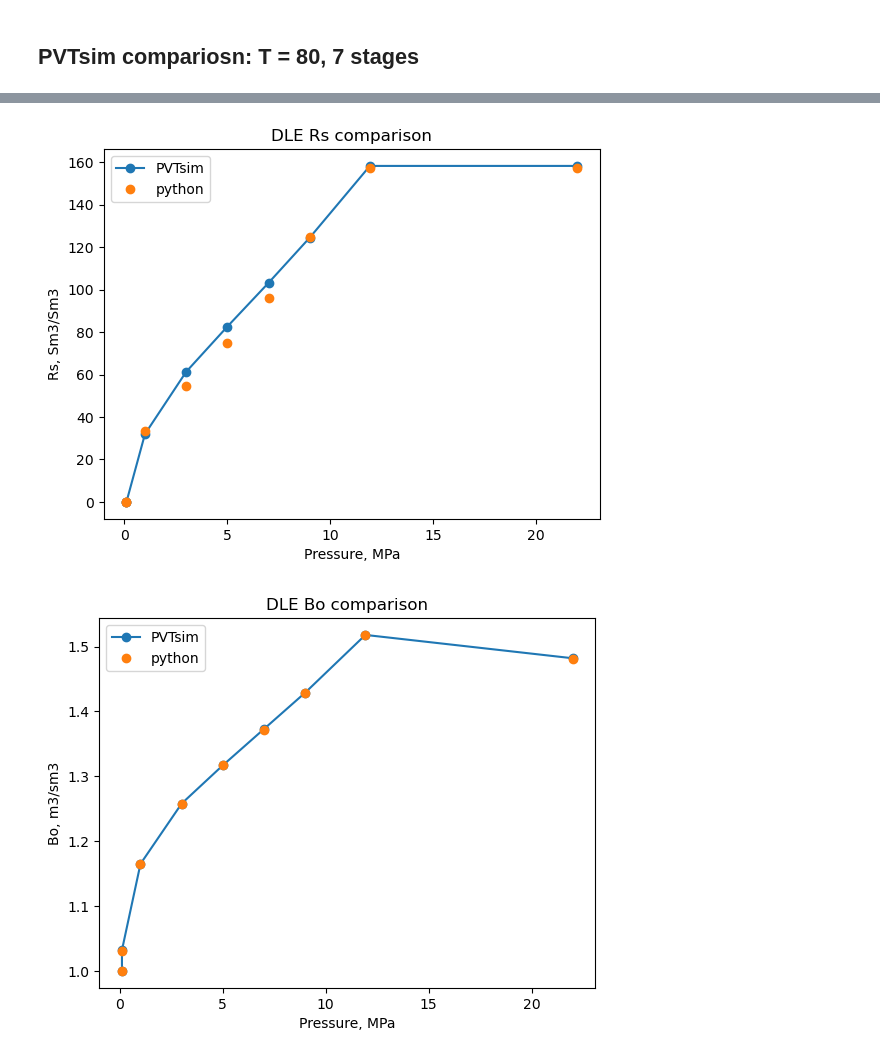
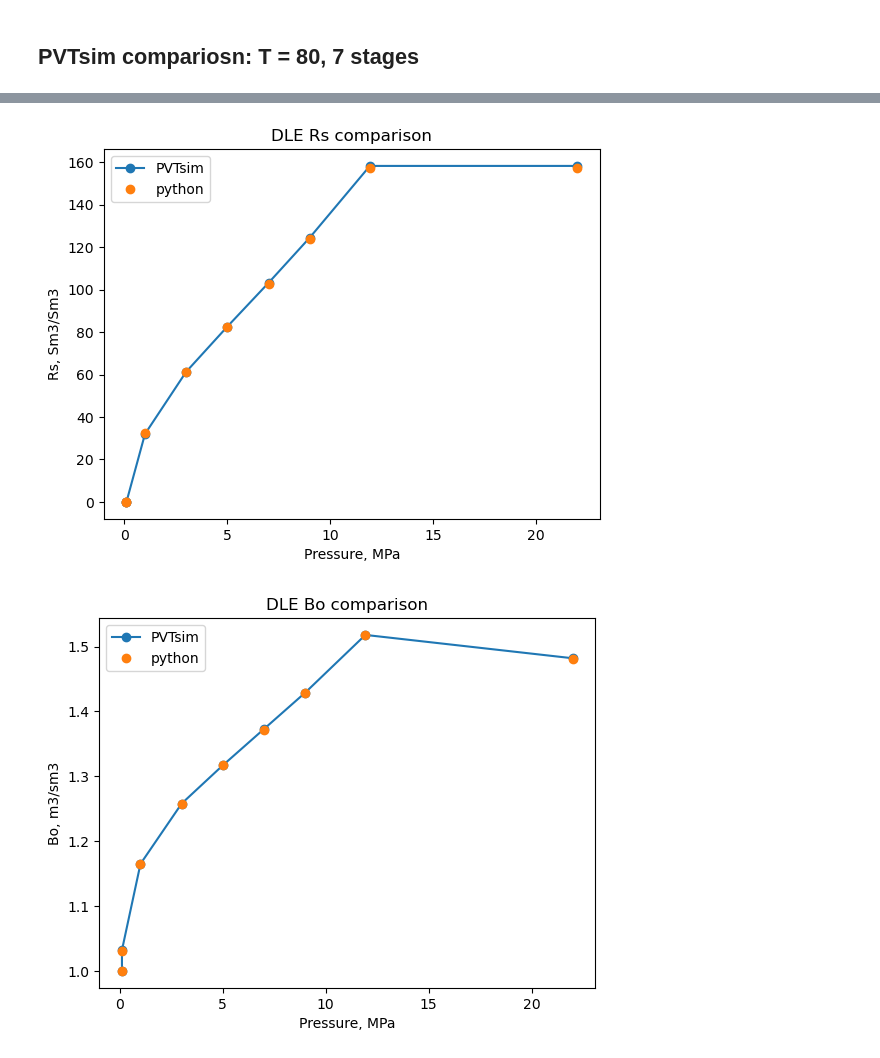
Before and after one commit to SidorenkoDD/BlackBoxFluid, a Jupyter notebook: code/tests2.ipynb, the cells around one changed output, grey strips where cells are left out. Saved outputs shown, nothing was run; the diff lists cells and outputs as text; code cells hidden in the pictures.

```diff
--- a/code/tests2.ipynb
+++ b/code/tests2.ipynb
@@ -551,16 +531,16 @@ x
 # %%
 rs_reversed = list(model1.experiments.DLE.result.rs).reverse()
 plt.plot(pvtsim_pres, pvtsim_rs, label = 'PVTsim', marker = 'o', linestyle = '-')
-plt.plot(model1.experiments.DLE.result.pressure_arr, x, label = 'python', marker = 'o', linestyle = '')
+plt.plot(model1.experiments.DLE.result.pressure_arr, model1.experiments.DLE.rs, label = 'python', marker = 'o', linestyle = '')
 
 plt.xlabel('Pressure, MPa')
 plt.ylabel('Rs, Sm3/Sm3')
 plt.legend()
 plt.title('DLE Rs comparison')
 
 plt.show()
 # %% [output]
-[figure, old version]
+[figure, new version]
 # %%
 plt.plot(pvtsim_pres, pvtsim_ofvf, label = 'PVTsim', marker = 'o', linestyle = '-')
 plt.plot(model1.experiments.DLE.result.pressure_arr, model1.experiments.DLE.result.bo, label = 'python', marker = 'o', linestyle = '')
```
Also changed, not shown: parts of 8 cells of this notebook, 2 other files.
